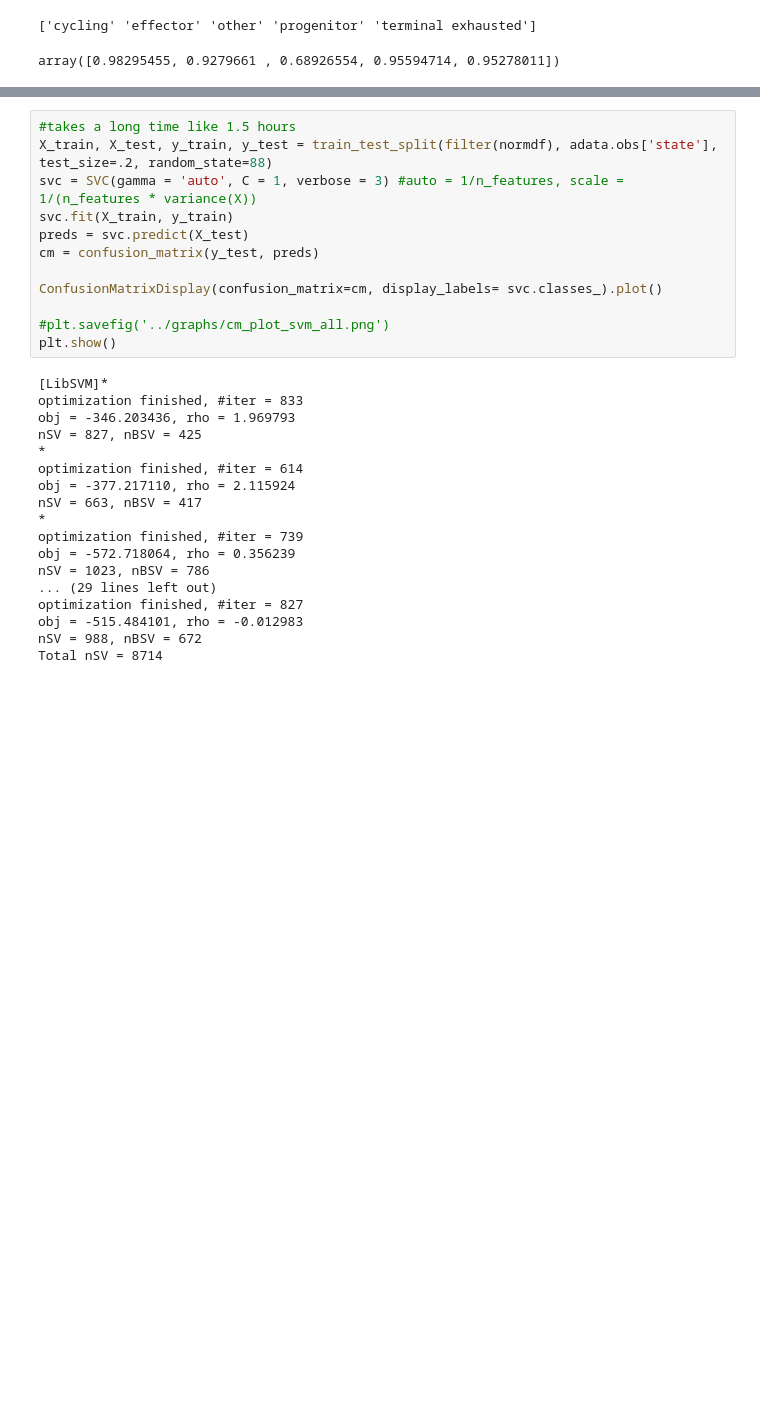
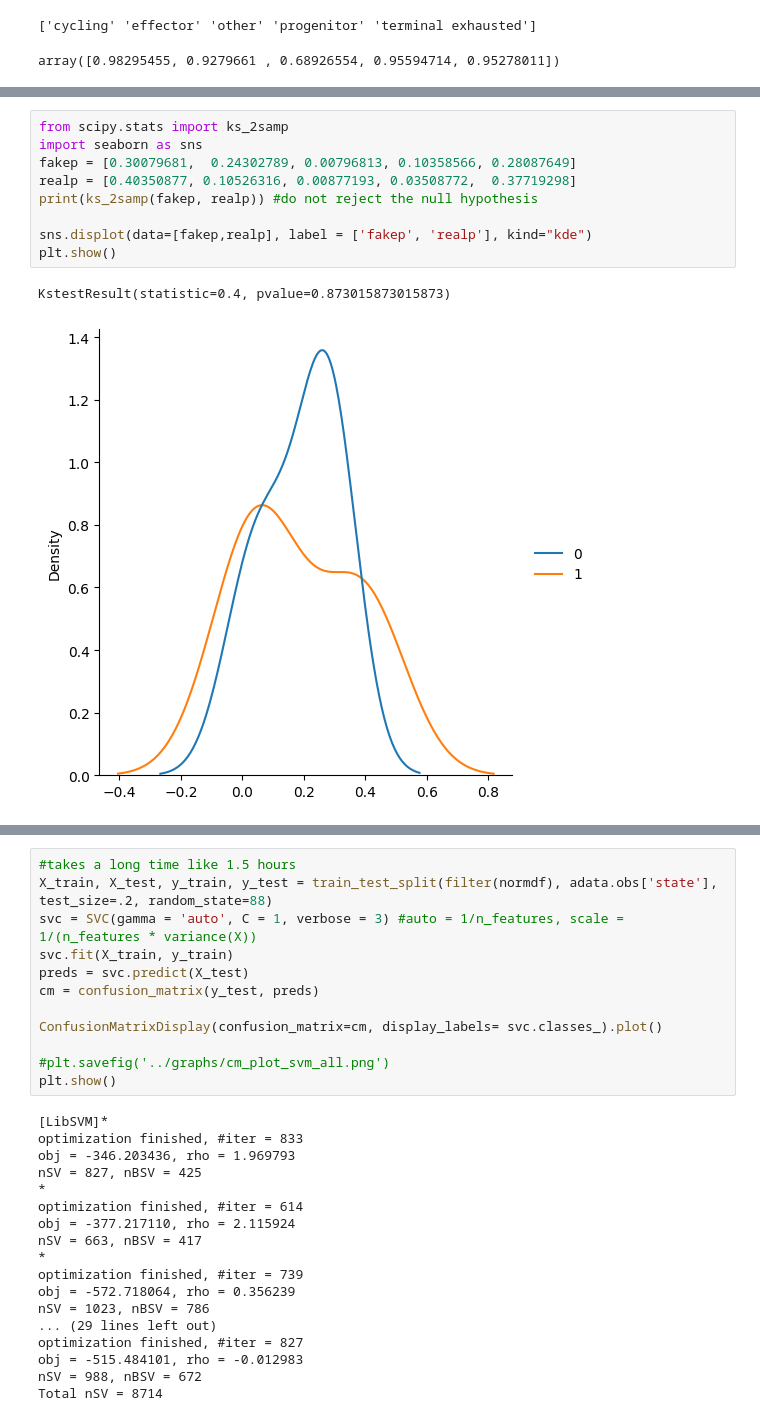
Before and after one commit to amandakhoo/CIDS2023, a Jupyter notebook: classifer.ipynb, the cells around one changed output, grey strips where cells are left out. Cells and saved outputs as stored; diff of their text form; blank space fills up the shorter version.

```diff
--- a/classifer.ipynb
+++ b/classifer.ipynb
@@ -200,0 +334,12 @@ array([0.98295455, 0.9279661 , 0.68926554, 0.95594714, 0.95278011])
+# %%
+from scipy.stats import ks_2samp
+import seaborn as sns
+fakep = [0.30079681,  0.24302789, 0.00796813, 0.10358566, 0.28087649]
+realp = [0.40350877, 0.10526316, 0.00877193, 0.03508772,  0.37719298]
+print(ks_2samp(fakep, realp)) #do not reject the null hypothesis
+
+sns.displot(data=[fakep,realp], label = ['fakep', 'realp'], kind="kde")
+plt.show()
+# %% [output]
+KstestResult(statistic=0.4, pvalue=0.873015873015873)
+[figure, added]
```
Also changed, not shown: parts of 32 cells of this notebook, 3 other files.
